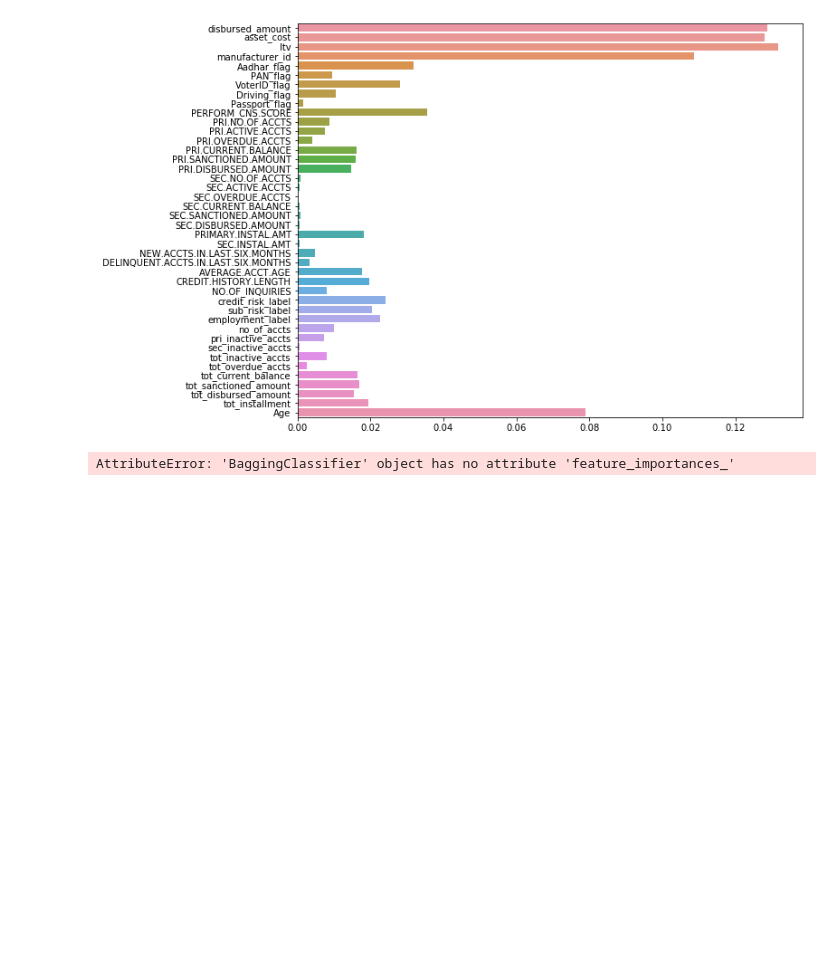
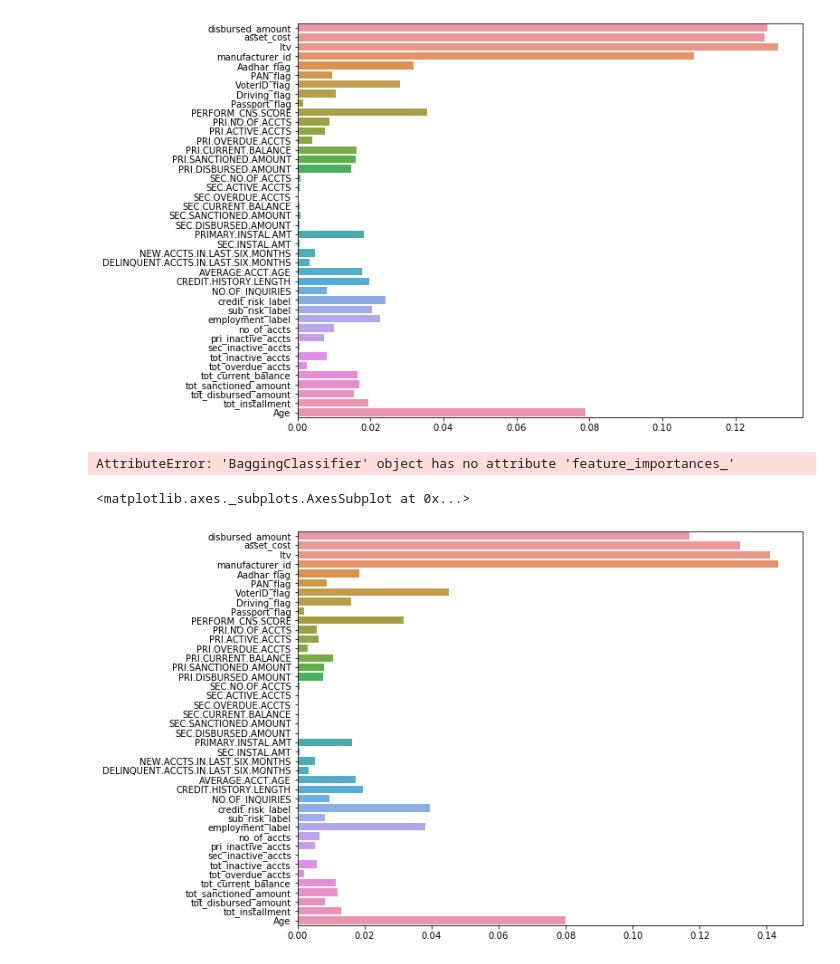
Before and after one commit to xavierigneous/Vehicle-Loan-Default-Prediction, a Jupyter notebook: Vishwanath/Model Iterations.ipynb, the cells around one changed output. Saved outputs shown, nothing was run; the diff lists cells and outputs as text; code cells hidden in the pictures; blank space fills up the shorter version.

```diff
--- a/Vishwanath/Model Iterations.ipynb
+++ b/Vishwanath/Model Iterations.ipynb
@@ -462,3 +462,13 @@ sns.barplot(x=rf.feature_importances_,y=x.columns)
 bag.feature_importances_
 # %% [output]
 AttributeError: 'BaggingClassifier' object has no attribute 'feature_importances_'
+# %%
+feature_importances = np.mean([
+    tree.feature_importances_ for tree in bag.estimators_
+], axis=0)
+# %%
+plt.figure(figsize=(10,8))
+sns.barplot(x=feature_importances,y=x.columns)
+# %% [output]
+<matplotlib.axes._subplots.AxesSubplot at 0x...>
+[figure, added]
```
